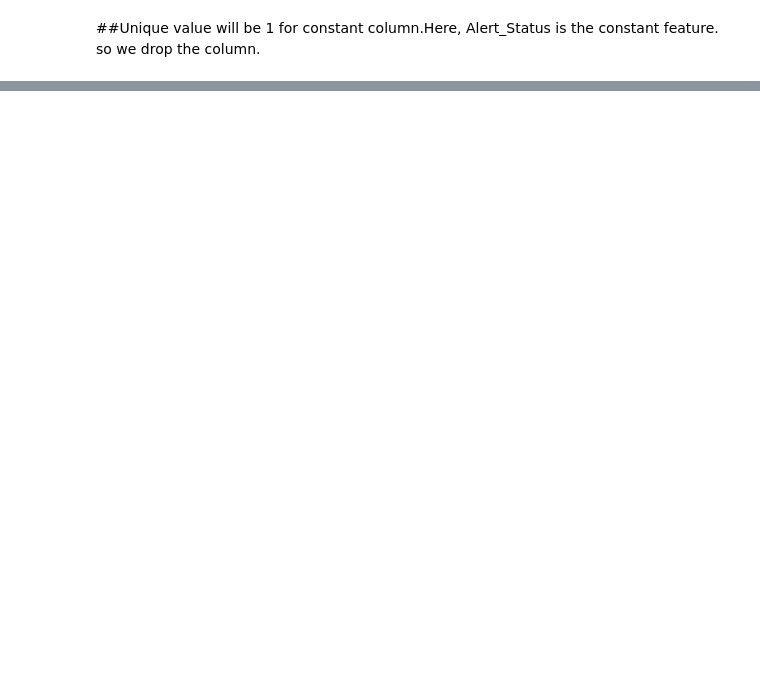
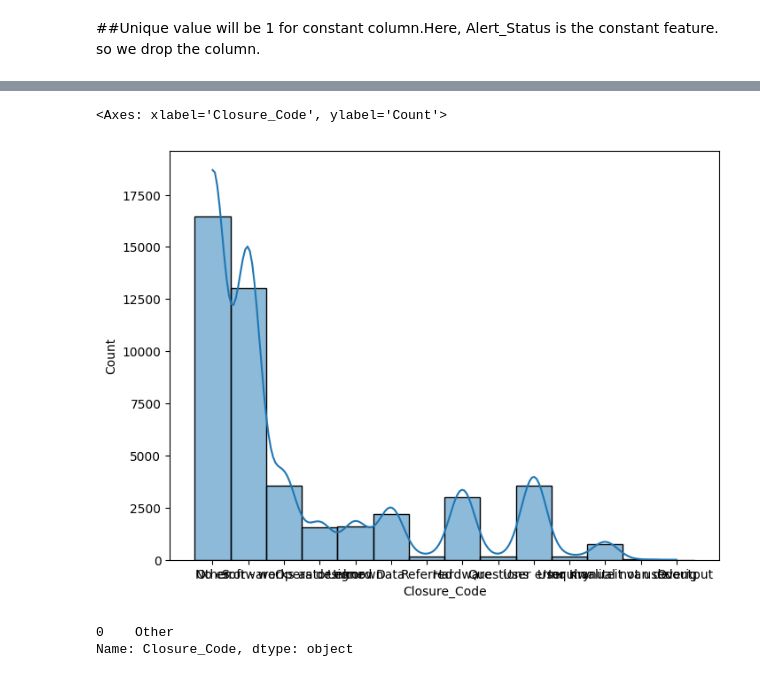
Before and after one commit to Dishantkharkar/ITSM-ML-Improvement-ABC-Tech, a Jupyter notebook: ITSM_ML_Improvement_ABC_Tech.ipynb, the cells around one changed output, grey strips where cells are left out. Drawn from its saved outputs; the diff is of its cells as text; code cells hidden in the pictures; blank space fills up the shorter version.

```diff
--- a/ITSM_ML_Improvement_ABC_Tech.ipynb
+++ b/ITSM_ML_Improvement_ABC_Tech.ipynb
@@ -322,0 +418,2 @@ The goal is to ensure that our data is clean, complete, and suitable for analysi
+# %%
+data.loc[data["CI_Cat"].isnull()==True,"CI_Cat"]="application"
@@ -322,0 +491,2 @@ The goal is to ensure that our data is clean, complete, and suitable for analysi
+# %%
+data.loc[data["CI_Subcat"].isnull()==True,"CI_Subcat"]="Server Based Application"
@@ -322,0 +550,2 @@ The goal is to ensure that our data is clean, complete, and suitable for analysi
+# %%
+data.loc[data["Priority"].isnull()==True,"Priority"]=4.0
@@ -322,0 +590,3 @@ The goal is to ensure that our data is clean, complete, and suitable for analysi
+# %%
+# Remove the row with the null value in the 'No_of_Reassignments' column
+data = data.dropna(subset=['No_of_Reassignments'])
@@ -322,0 +632,11 @@ The goal is to ensure that our data is clean, complete, and suitable for analysi
+# %%
+plt.figure(figsize=(8,6))
+sns.histplot(data=data, x=data['Closure_Code'], kde=True)
+# %% [output]
+<Axes: xlabel='Closure_Code', ylabel='Count'>
+[figure, added]
+# %%
+data["Closure_Code"].mode()
+# %% [output]
+0    Other
+Name: Closure_Code, dtype: object
```
Also changed, not shown: parts of 107 cells of this notebook.
